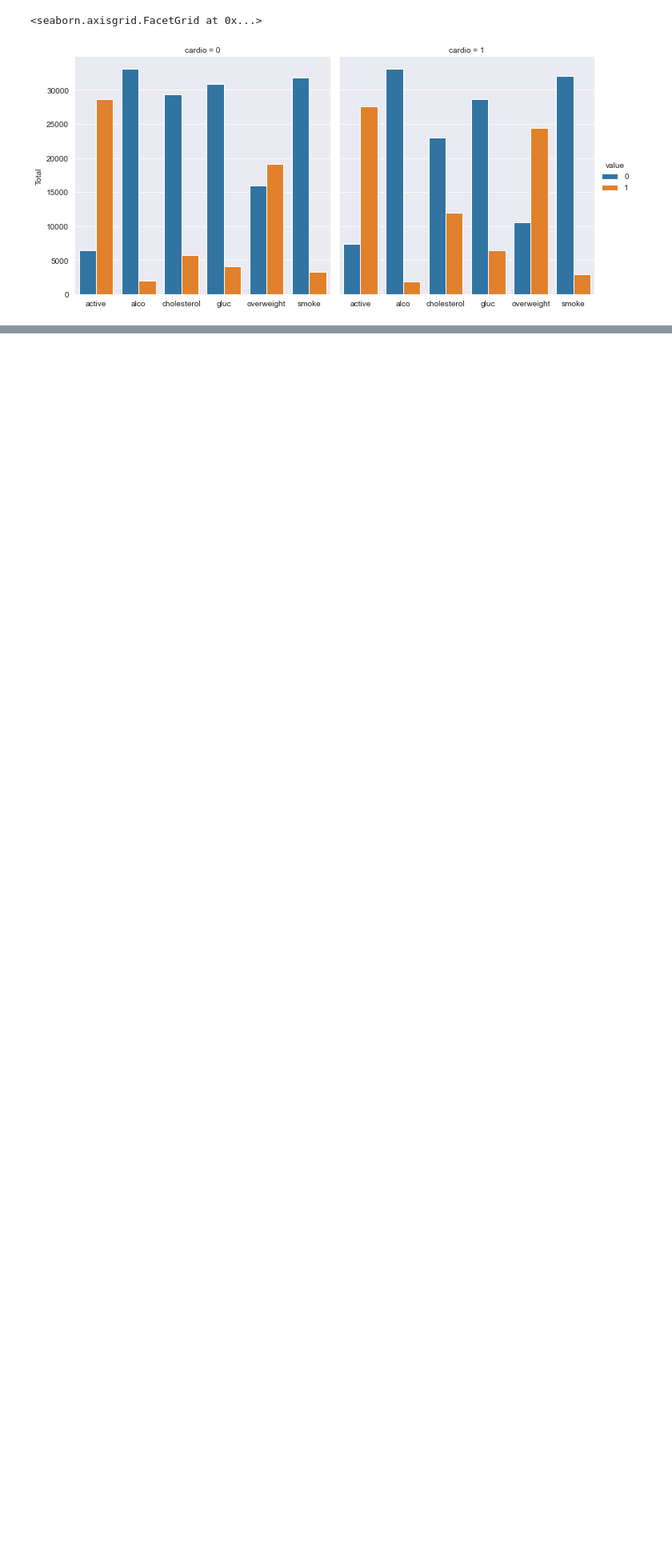
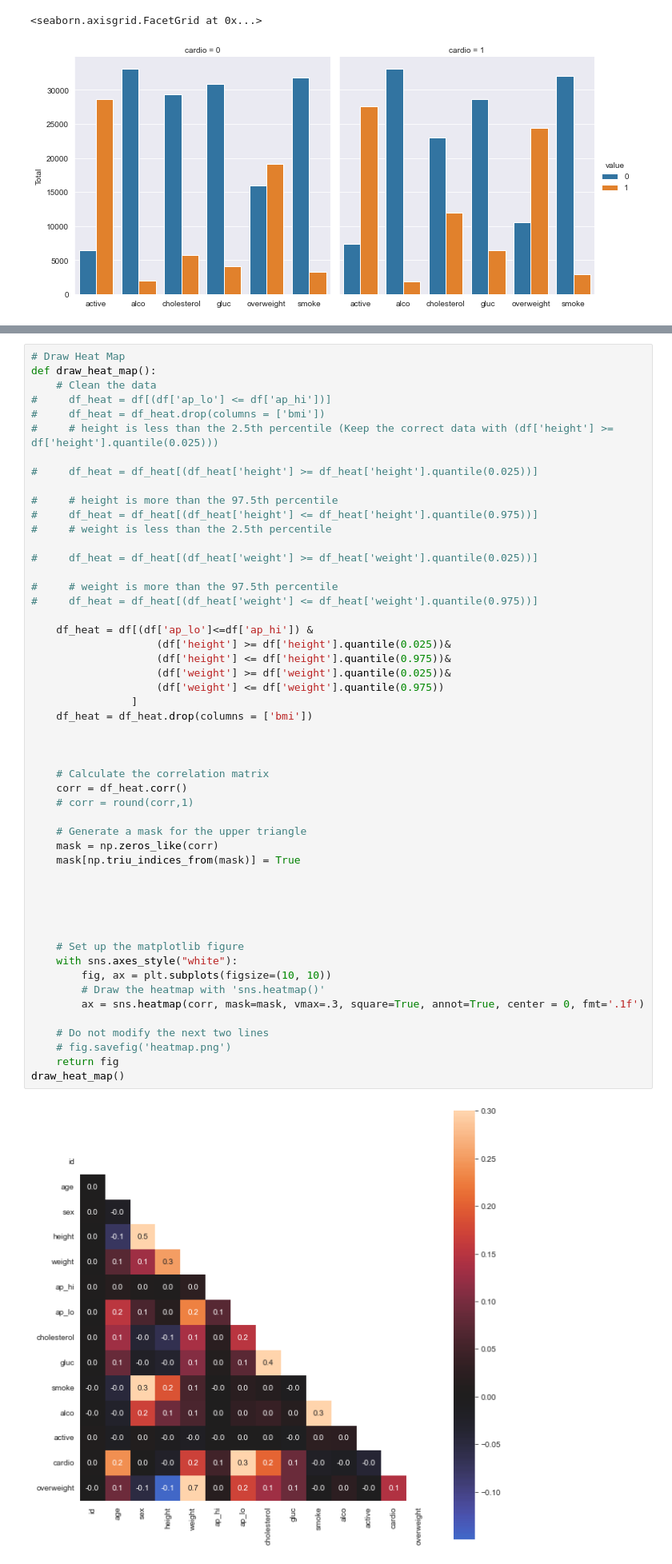
Before and after one commit to AmrSakkary/boilerplate-medical-data-visualizer, a Jupyter notebook: medical_data_visualizer.ipynb, the cells around one changed output, grey strips where cells are left out. Shown at 80% size. Drawn from its saved outputs; the diff is of its cells as text; blank space fills up the shorter version.

Commit message:
adding final plot

```diff
--- a/medical_data_visualizer.ipynb
+++ b/medical_data_visualizer.ipynb
@@ -164,0 +134,53 @@ Text(447.4000000000001, 0.5, '1234')
+# %%
+# Draw Heat Map
+def draw_heat_map():
+    # Clean the data
+#     df_heat = df[(df['ap_lo'] <= df['ap_hi'])]
+#     df_heat = df_heat.drop(columns = ['bmi'])
+#     # height is less than the 2.5th percentile (Keep the correct data with (df['height'] >= df['height'].quantile(0.025)))
+
+#     df_heat = df_heat[(df_heat['height'] >= df_heat['height'].quantile(0.025))]
+
+#     # height is more than the 97.5th percentile
+#     df_heat = df_heat[(df_heat['height'] <= df_heat['height'].quantile(0.975))]
+#     # weight is less than the 2.5th percentile
+
+#     df_heat = df_heat[(df_heat['weight'] >= df_heat['weight'].quantile(0.025))]
+
+#     # weight is more than the 97.5th percentile
+#     df_heat = df_heat[(df_heat['weight'] <= df_heat['weight'].quantile(0.975))]
+
+    df_heat = df[(df['ap_lo']<=df['ap_hi']) &
+                    (df['height'] >= df['height'].quantile(0.025))&
+                    (df['height'] <= df['height'].quantile(0.975))&
+                    (df['weight'] >= df['weight'].quantile(0.025))&
+                    (df['weight'] <= df['weight'].quantile(0.975))
+                ]
+    df_heat = df_heat.drop(columns = ['bmi'])
+
+
+
+    # Calculate the correlation matrix
+    corr = df_heat.corr()
+    # corr = round(corr,1)
+
+    # Generate a mask for the upper triangle
+    mask = np.zeros_like(corr)
+    mask[np.triu_indices_from(mask)] = True
+
+
+
+
+
+    # Set up the matplotlib figure
+    with sns.axes_style("white"):
+        fig, ax = plt.subplots(figsize=(10, 10))
+        # Draw the heatmap with 'sns.heatmap()'
+        ax = sns.heatmap(corr, mask=mask, vmax=.3, square=True, annot=True, center = 0, fmt='.1f')
+
+    # Do not modify the next two lines
+    # fig.savefig('heatmap.png')
+    return fig
+draw_heat_map()
+# %% [output]
+[figure, added]
```
Also changed, not shown: parts of 7 cells of this notebook, 4 other files.
